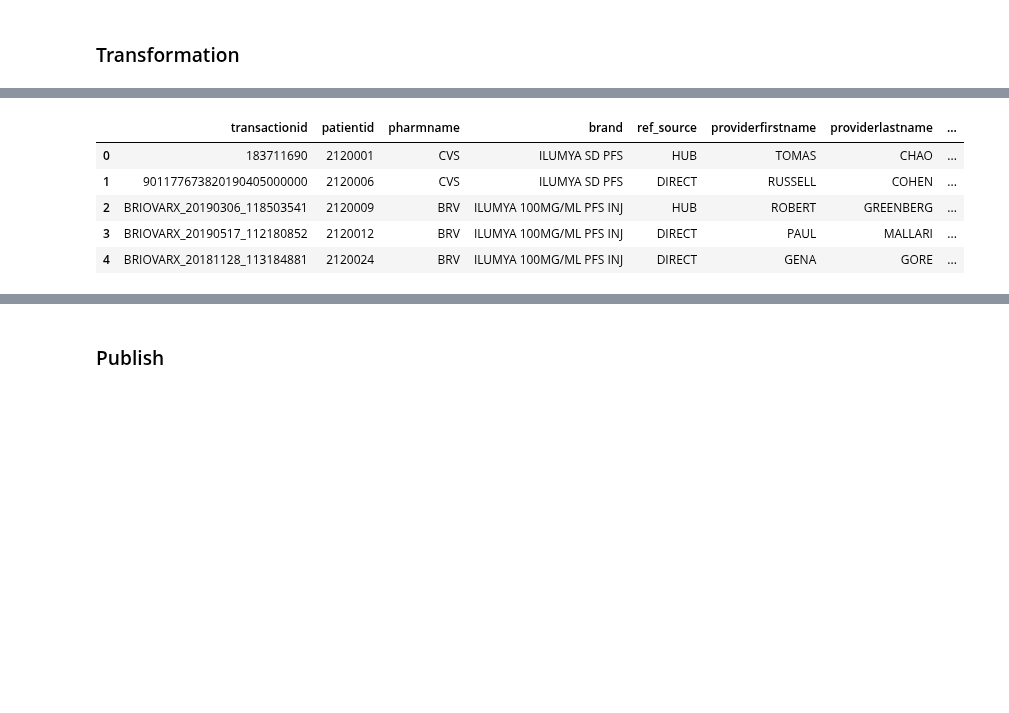
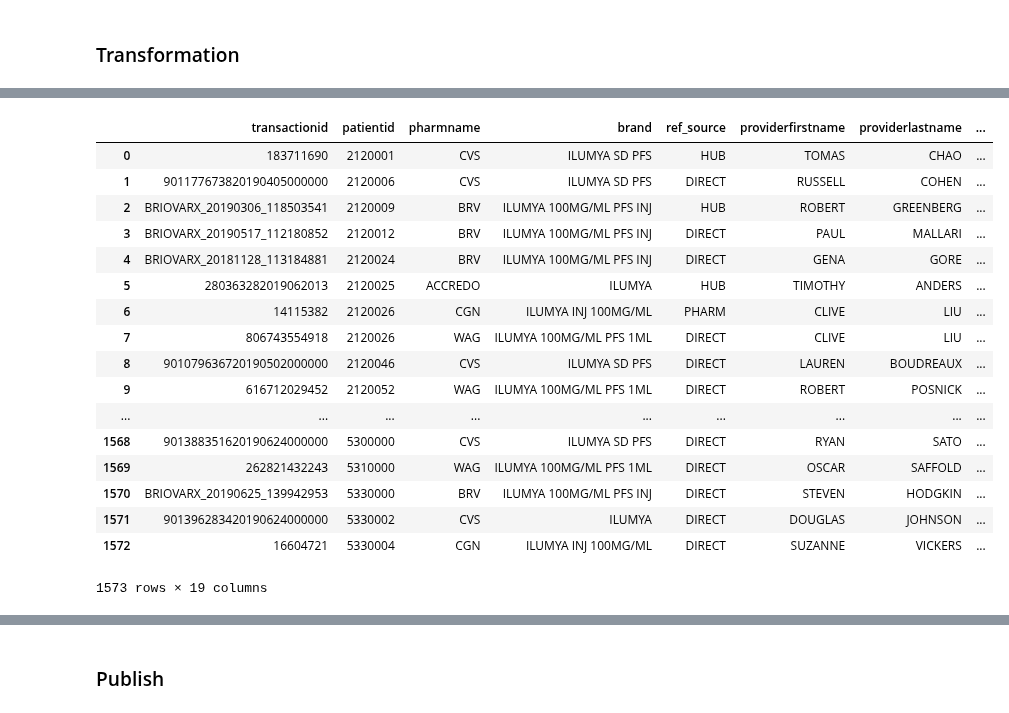
Before and after one commit to RyanAdalbert/s3parq, a Jupyter notebook: transforms/fill_rate_schema.ipynb, the cells around one changed output, grey strips where cells are left out. Saved outputs shown, nothing was run; the diff lists cells and outputs as text; code cells hidden in the pictures; blank space fills up the shorter version.

```diff
--- a/transforms/fill_rate_schema.ipynb
+++ b/transforms/fill_rate_schema.ipynb
@@ -211,6 +224,7 @@ transform.pat_id = 'msa_patient_id'
 transform.pharm_name = 'pharm_code'
 transform.brand_id = 'medication'
 transform.status_date = 'status_date'
+transform.ref_date = 'ref_date'
 transform.transaction_id = 'pharm_transaction_id'
 transform.ref_source = 'ref_source'
 transform.provider_fn = 'pres_first_name'
@@ -218,12 +232,18 @@ transform.provider_ln = 'pres_last_name'
 transform.provider_s = 'pres_state'
 transform.payer = 'primary_payer_name'
 transform.payer_type = 'primary_payer_type'
-transform.shipment = 'SHIPMENT'
-transform.transfered = 'TRANSFERED'
-transform.cancelled = 'CANCELLED'
+transform.shipment_status = 'SHIPMENT'
+transform.transfered_status = 'TRANSFERED'
+transform.cancelled_status = 'CANCELLED'
 transform.ic_status = 'integrichain_status'
 transform.ic_sub_status = 'integrichain_sub_status'
 transform.pjh = 'Patient_Journey_Hierarchy'
+transform.shipdate = 'shipdate'
+transform.firstfilldate = 'firstfilldate'
+transform.canceldate = 'canceldate'
+transform.cancelsubstatus = 'cancelsubstatus'
+transform.cancelreason = 'cancelreason'
+transform.referralstatus = 'referralstatus'
 transform.filled = 'filled'
 transform.transferred = 'transferred'
 transform.cancelled = 'cancelled'
@@ -296,0 +314,2 @@ status_code, substatus, statuddate, referraldate, shipdate, firstfilldate, cance
+# %%
+final_dataframe.loc[final_dataframe.cancelled == 1, transform.cancelsubstatus] = transform.ic_sub_status
@@ -296,0 +349,3 @@ status_code, substatus, statuddate, referraldate, shipdate, firstfilldate, cance
+# %%
+pd.options.display.max_rows=62
+status_config
@@ -297,12 +383,24 @@ status_code, substatus, statuddate, referraldate, shipdate, firstfilldate, cance
 # %%
-final_dataframe.head()
+final_dataframe
 # %% [output]
 |  | transactionid | patientid | pharmname | brand | ref_source | providerfirstname | providerlastname | ... |
 | 0 | 183711690 | 2120001 | CVS | ILUMYA SD PFS | HUB | TOMAS | CHAO | ... |
 | 1 | 901177673820190405000000 | 2120006 | CVS | ILUMYA SD PFS | DIRECT | RUSSELL | COHEN | ... |
 | 2 | BRIOVARX_20190306_118503541 | 2120009 | BRV | ILUMYA 100MG/ML PFS INJ | HUB | ROBERT | GREENBERG | ... |
 | 3 | BRIOVARX_20190517_112180852 | 2120012 | BRV | ILUMYA 100MG/ML PFS INJ | DIRECT | PAUL | MALLARI | ... |
 | 4 | BRIOVARX_20181128_113184881 | 2120024 | BRV | ILUMYA 100MG/ML PFS INJ | DIRECT | GENA | GORE | ... |
+| 5 | 280363282019062013 | 2120025 | ACCREDO | ILUMYA | HUB | TIMOTHY | ANDERS | ... |
+| 6 | 14115382 | 2120026 | CGN | ILUMYA INJ 100MG/ML | PHARM | CLIVE | LIU | ... |
+| 7 | 806743554918 | 2120026 | WAG | ILUMYA 100MG/ML PFS 1ML | DIRECT | CLIVE | LIU | ... |
+| 8 | 901079636720190502000000 | 2120046 | CVS | ILUMYA SD PFS | DIRECT | LAUREN | BOUDREAUX | ... |
+| 9 | 616712029452 | 2120052 | WAG | ILUMYA 100MG/ML PFS 1ML | DIRECT | ROBERT | POSNICK | ... |
+| ... | ... | ... | ... | ... | ... | ... | ... | ... |
+| 1568 | 901388351620190624000000 | 5300000 | CVS | ILUMYA SD PFS | DIRECT | RYAN | SATO | ... |
+| 1569 | 262821432243 | 5310000 | WAG | ILUMYA 100MG/ML PFS 1ML | DIRECT | OSCAR | SAFFOLD | ... |
+| 1570 | BRIOVARX_20190625_139942953 | 5330000 | BRV | ILUMYA 100MG/ML PFS INJ | DIRECT | STEVEN | HODGKIN | ... |
+| 1571 | 901396283420190624000000 | 5330002 | CVS | ILUMYA | DIRECT | DOUGLAS | JOHNSON | ... |
+| 1572 | 16604721 | 5330004 | CGN | ILUMYA INJ 100MG/ML | DIRECT | SUZANNE | VICKERS | ... |
+1573 rows × 19 columns
 # %%
 import unittest
 
```
Also changed, not shown: parts of 10 cells of this notebook.
